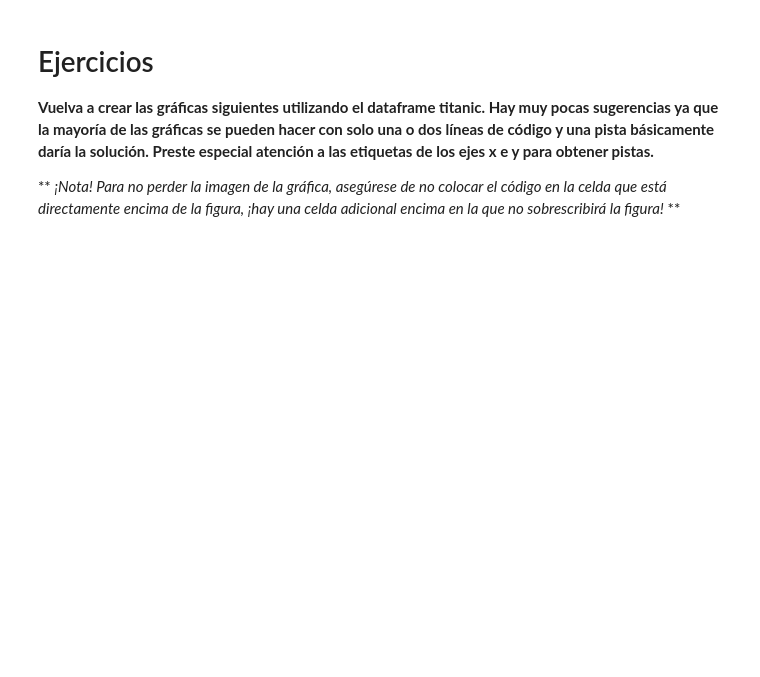
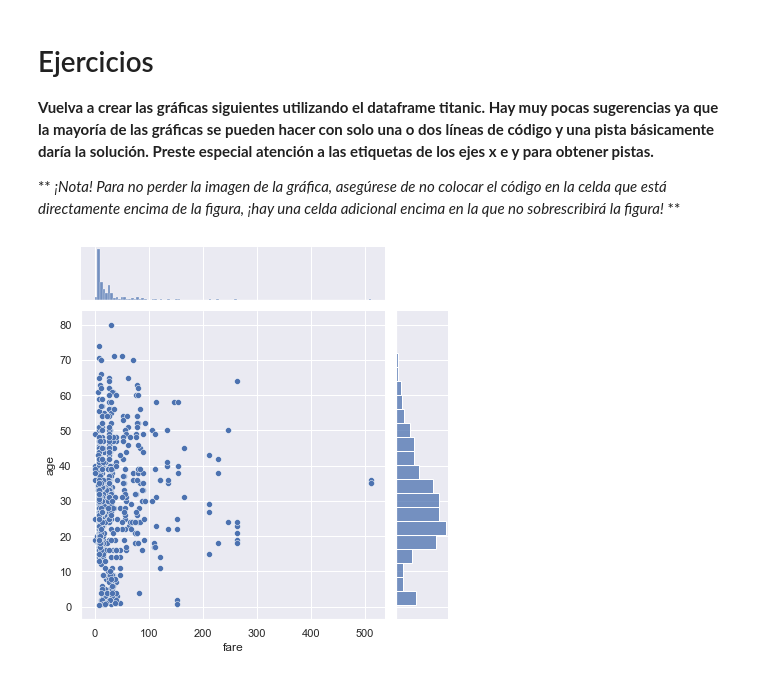
Before and after one commit to diosimar/Data_Science_AI, a Jupyter notebook: Ejercicios_notebooks/Ejercicios_Seaborn.ipynb, the cells around one changed output. Saved outputs shown, nothing was run; the diff lists cells and outputs as text; code cells hidden in the pictures; blank space fills up the shorter version.

```diff
--- a/Ejercicios_notebooks/Ejercicios_Seaborn.ipynb
+++ b/Ejercicios_notebooks/Ejercicios_Seaborn.ipynb
@@ -34,3 +34,12 @@ titanic.shape
 **Vuelva a crear las gráficas siguientes utilizando el dataframe titanic. Hay muy pocas sugerencias ya que la mayoría de las gráficas se pueden hacer con solo una o dos líneas de código y una pista básicamente daría la solución. Preste especial atención a las etiquetas de los ejes x e y para obtener pistas.**
 
 ** *¡Nota! Para no perder la imagen de la gráfica, asegúrese de no colocar el código en la celda que está directamente encima de la figura, ¡hay una celda adicional encima en la que no sobrescribirá la figura!* **
+# %%
+# EL CÓDIGO AQUÍ
+# REPLICAR LA IMAGEN DE LA GRÁFICA CONTINUACIÓN
+# TENGA CUIDADO DE NO SOBRESCRIBIR LA CELDA DE ABAJO
+# ¡QUE QUITARÍA LA IMAGEN DE LA GRÁFICA DEL EJERCICIO!
+
+sns.jointplot(x = "fare", y = "age", data = titanic, color= 'b');
+# %% [output]
+[figure, added]
```
Also changed, not shown: parts of 22 cells of this notebook, 1 other file.
